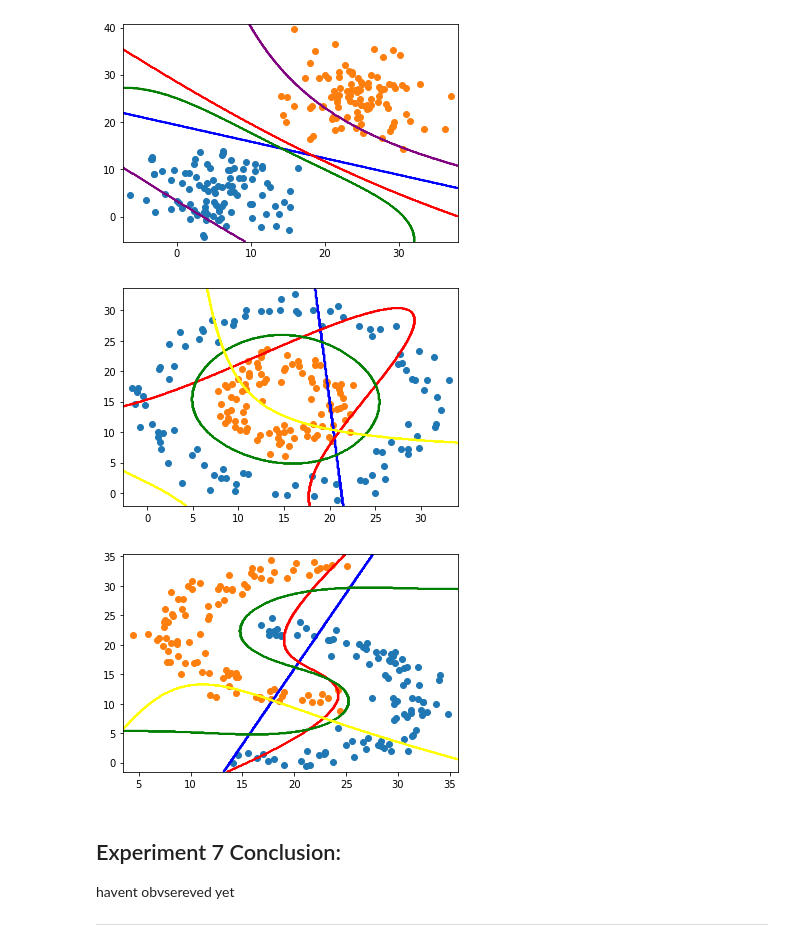
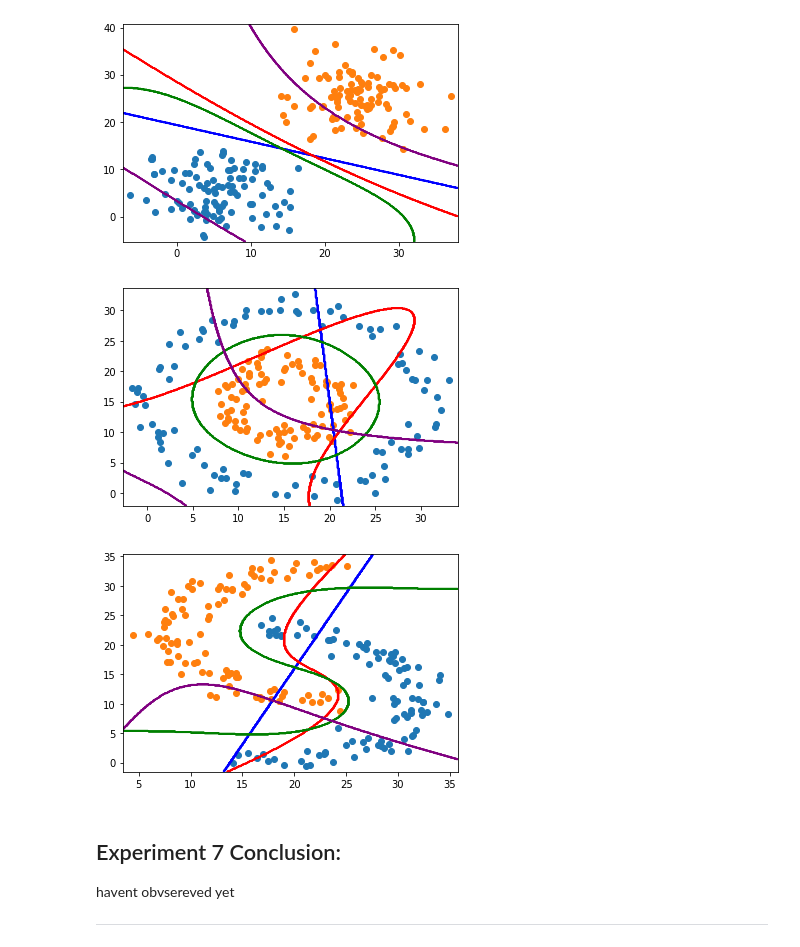
Before and after one commit to connerccook/Classifier-Decision-Boundaries-and-SVM-Kernels, a Jupyter notebook: project4.ipynb, the cells around one changed output. Cells and saved outputs as stored; diff of their text form; code cells hidden in the pictures.

Commit message:
Finished experiments (?)

```diff
--- a/project4.ipynb
+++ b/project4.ipynb
@@ -350,3 +350,8 @@ Linear Kernel SVM Dataset 2: 0.62
 Polynomial Kernel SVM Dataset 2: 0.815
 Radial Basis Kernel SVM Dataset 2: 1.0
 Sigmoid Kernel SVM Dataset 2: 0.42
+# %%
+#[Repeat Experiment 4]
+for val in range(2):
+    row_ix = np.where(df1_y == val)[0]
+    plt.scatter(df1_x.take(row_ix).x1, df1_x.take(row_ix).x2, cmap='Paired')
@@ -352,0 +360,4 @@ Sigmoid Kernel SVM Dataset 2: 0.42
+# %%
+for val in range(2):
+    row_ix = np.where(df2_y == val)[0]
+    plt.scatter(df2_x.take(row_ix).x1, df2_x.take(row_ix).x2, cmap='Paired')
@@ -424,18 +437,18 @@ for val in range(2):
 # %%
 #Draw scatterplot
 df2_zz = df2_grid_svc_lin_pred.reshape(df2_xx.shape)
 plt.contour(df2_xx, df2_yy, df2_zz, colors='blue')
 df2_zz = df2_grid_svc_poly_pred.reshape(df2_xx.shape)
 plt.contour(df2_xx, df2_yy, df2_zz, colors='red')
 df2_zz = df2_grid_svm_rbf_pred.reshape(df2_xx.shape)
 plt.contour(df2_xx, df2_yy, df2_zz, colors='green')
 df2_zz = df2_grid_svm_sigm_pred.reshape(df2_xx.shape)
-plt.contour(df2_xx, df2_yy, df2_zz, colors='yellow')
+plt.contour(df2_xx, df2_yy, df2_zz, colors='purple')
 for val in range(2):
     row_ix = np.where(df2_y == val)[0]
     plt.scatter(df2_x.take(row_ix).x1, df2_x.take(row_ix).x2, cmap='Paired')
 # %% [output]
-[figure, old version]
+[figure, new version]
 # %%
 #Draw scatterplot
 df3_zz = df3_grid_svc_lin_pred.reshape(df3_xx.shape)
@@ -445,12 +458,12 @@ plt.contour(df3_xx, df3_yy, df3_zz, colors='red')
 df3_zz = df3_grid_svm_rbf_pred.reshape(df3_xx.shape)
 plt.contour(df3_xx, df3_yy, df3_zz, colors='green')
 df3_zz = df3_grid_svm_sigm_pred.reshape(df3_xx.shape)
-plt.contour(df3_xx, df3_yy, df3_zz, colors='yellow')
+plt.contour(df3_xx, df3_yy, df3_zz, colors='purple')
 for val in range(2):
     row_ix = np.where(df3_y == val)[0]
     plt.scatter(df3_x.take(row_ix).x1, df3_x.take(row_ix).x2, cmap='Paired')
 # %% [output]
-[figure, old version]
+[figure, new version]
 # %% [markdown]
 ## Experiment 7 Conclusion:
 havent obvsereved yet
```
Also changed, not shown: parts of 8 cells of this notebook.
